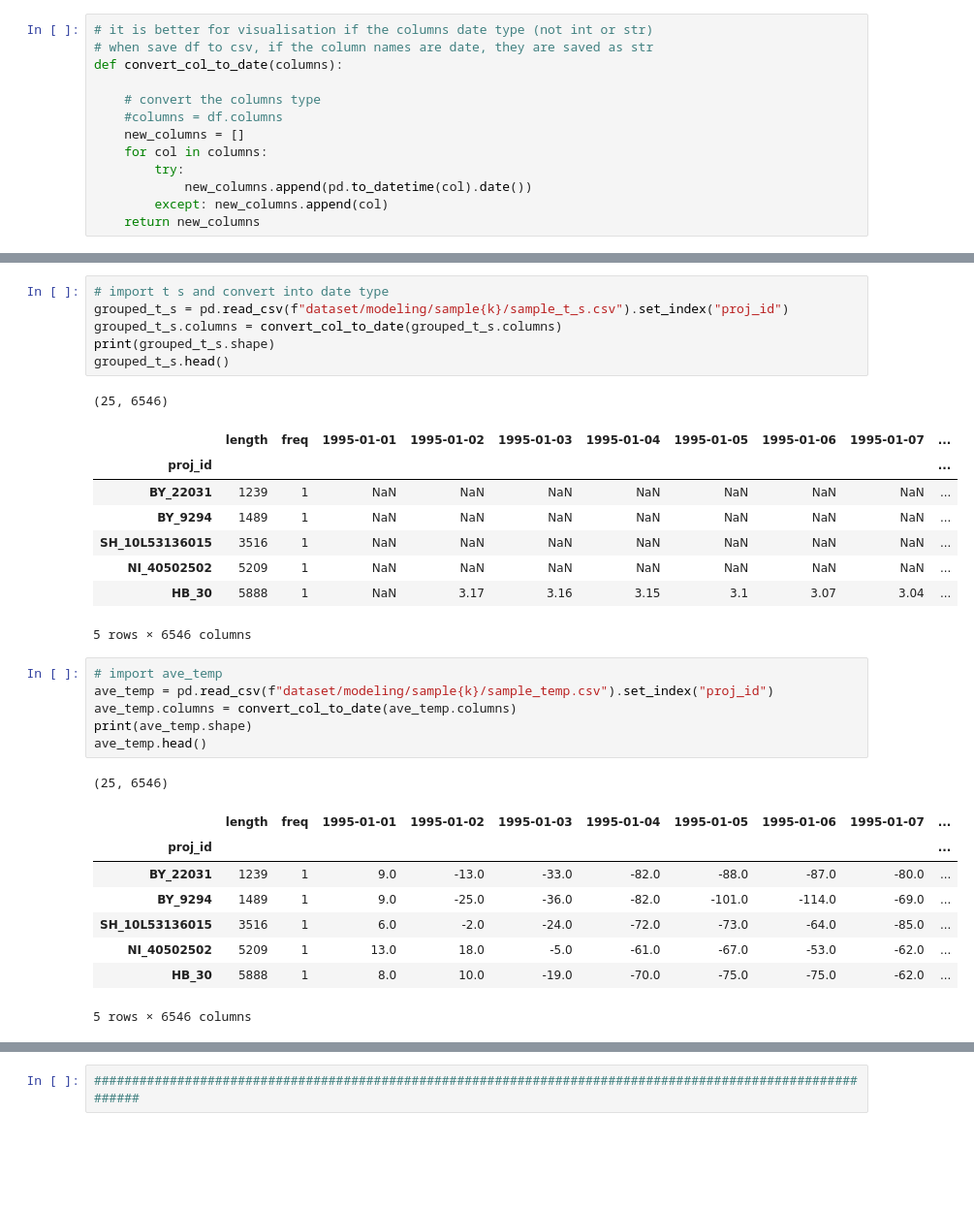
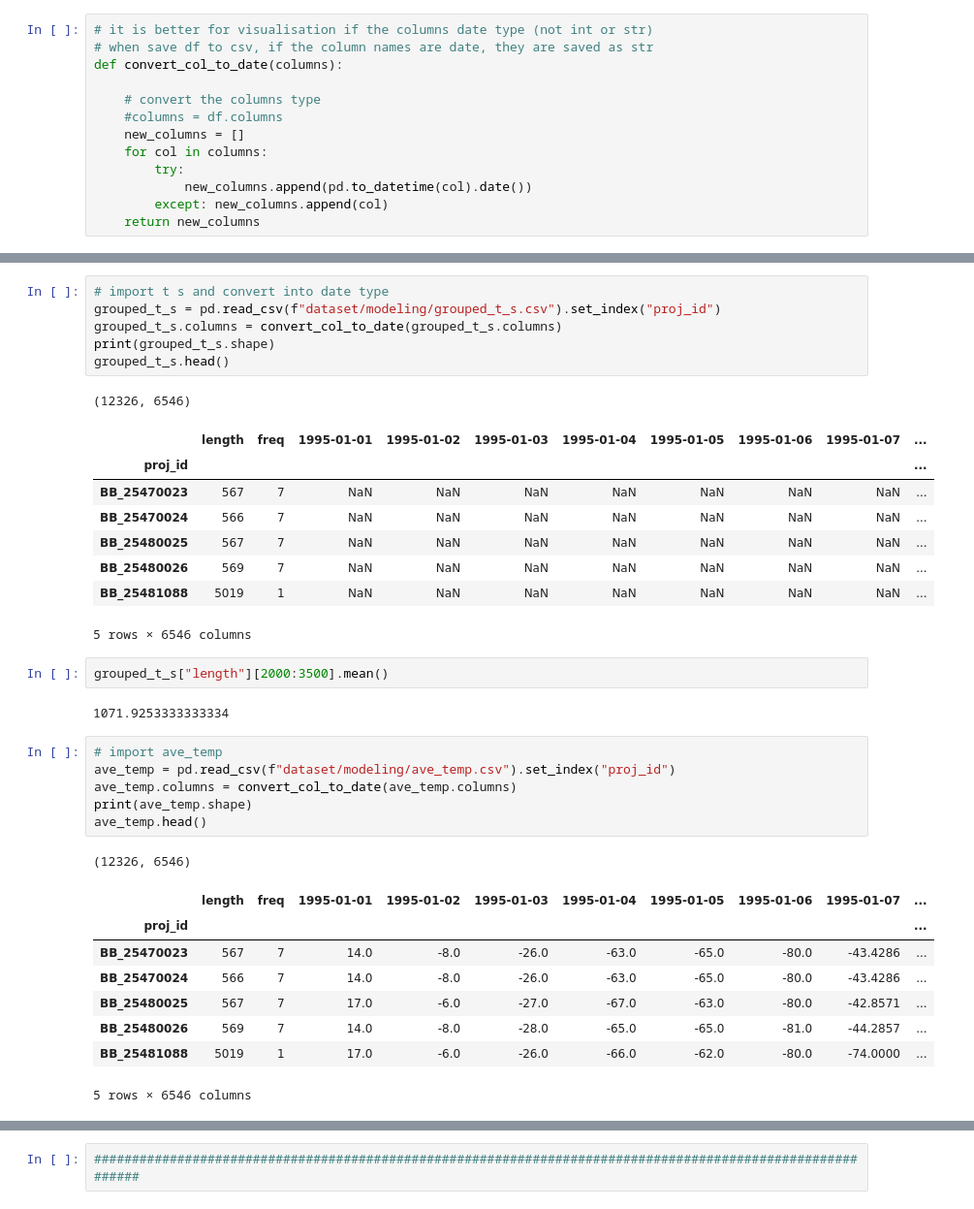
Before and after one commit to basem-AI/BGR_outlier_detection, a Jupyter notebook: outlier_detection-general.ipynb, the cells around one changed output, grey strips where cells are left out. Shown at 97% size. Drawn from its saved outputs; the diff is of its cells as text; blank space fills up the shorter version.

```diff
--- a/outlier_detection-general.ipynb
+++ b/outlier_detection-general.ipynb
@@ -77,34 +65,38 @@ low_freq_freq: (5, 7)
 # %%
 # import t s and convert into date type
-grouped_t_s = pd.read_csv(f"dataset/modeling/sample{k}/sample_t_s.csv").set_index("proj_id")
+grouped_t_s = pd.read_csv(f"dataset/modeling/grouped_t_s.csv").set_index("proj_id")
 grouped_t_s.columns = convert_col_to_date(grouped_t_s.columns)
 print(grouped_t_s.shape)
 grouped_t_s.head()
 # %% [output]
-(25, 6546)
+(12326, 6546)
 |  | length | freq | 1995-01-01 | 1995-01-02 | 1995-01-03 | 1995-01-04 | 1995-01-05 | 1995-01-06 | 1995-01-07 | ... |
 | proj_id |  |  |  |  |  |  |  |  |  | ... |
-| BY_22031 | 1239 | 1 | NaN | NaN | NaN | NaN | NaN | NaN | NaN | ... |
-| BY_9294 | 1489 | 1 | NaN | NaN | NaN | NaN | NaN | NaN | NaN | ... |
-| SH_10L53136015 | 3516 | 1 | NaN | NaN | NaN | NaN | NaN | NaN | NaN | ... |
-| NI_40502502 | 5209 | 1 | NaN | NaN | NaN | NaN | NaN | NaN | NaN | ... |
-| HB_30 | 5888 | 1 | NaN | 3.17 | 3.16 | 3.15 | 3.1 | 3.07 | 3.04 | ... |
+| BB_25470023 | 567 | 7 | NaN | NaN | NaN | NaN | NaN | NaN | NaN | ... |
+| BB_25470024 | 566 | 7 | NaN | NaN | NaN | NaN | NaN | NaN | NaN | ... |
+| BB_25480025 | 567 | 7 | NaN | NaN | NaN | NaN | NaN | NaN | NaN | ... |
+| BB_25480026 | 569 | 7 | NaN | NaN | NaN | NaN | NaN | NaN | NaN | ... |
+| BB_25481088 | 5019 | 1 | NaN | NaN | NaN | NaN | NaN | NaN | NaN | ... |
 5 rows × 6546 columns
+# %%
+grouped_t_s["length"][2000:3500].mean()
+# %% [output]
+1071.9253333333334
 # %%
 # import ave_temp
-ave_temp = pd.read_csv(f"dataset/modeling/sample{k}/sample_temp.csv").set_index("proj_id")
+ave_temp = pd.read_csv(f"dataset/modeling/ave_temp.csv").set_index("proj_id")
 ave_temp.columns = convert_col_to_date(ave_temp.columns)
 print(ave_temp.shape)
 ave_temp.head()
 # %% [output]
-(25, 6546)
+(12326, 6546)
 |  | length | freq | 1995-01-01 | 1995-01-02 | 1995-01-03 | 1995-01-04 | 1995-01-05 | 1995-01-06 | 1995-01-07 | ... |
 | proj_id |  |  |  |  |  |  |  |  |  | ... |
-| BY_22031 | 1239 | 1 | 9.0 | -13.0 | -33.0 | -82.0 | -88.0 | -87.0 | -80.0 | ... |
-| BY_9294 | 1489 | 1 | 9.0 | -25.0 | -36.0 | -82.0 | -101.0 | -114.0 | -69.0 | ... |
-| SH_10L53136015 | 3516 | 1 | 6.0 | -2.0 | -24.0 | -72.0 | -73.0 | -64.0 | -85.0 | ... |
-| NI_40502502 | 5209 | 1 | 13.0 | 18.0 | -5.0 | -61.0 | -67.0 | -53.0 | -62.0 | ... |
-| HB_30 | 5888 | 1 | 8.0 | 10.0 | -19.0 | -70.0 | -75.0 | -75.0 | -62.0 | ... |
+| BB_25470023 | 567 | 7 | 14.0 | -8.0 | -26.0 | -63.0 | -65.0 | -80.0 | -43.4286 | ... |
+| BB_25470024 | 566 | 7 | 14.0 | -8.0 | -26.0 | -63.0 | -65.0 | -80.0 | -43.4286 | ... |
+| BB_25480025 | 567 | 7 | 17.0 | -6.0 | -27.0 | -67.0 | -63.0 | -80.0 | -42.8571 | ... |
+| BB_25480026 | 569 | 7 | 14.0 | -8.0 | -28.0 | -65.0 | -65.0 | -81.0 | -44.2857 | ... |
+| BB_25481088 | 5019 | 1 | 17.0 | -6.0 | -26.0 | -66.0 | -62.0 | -80.0 | -74.0000 | ... |
 5 rows × 6546 columns
 # %%
 # import the cum_prec
```
Also changed, not shown: parts of 25 cells of this notebook, 4 other files.
